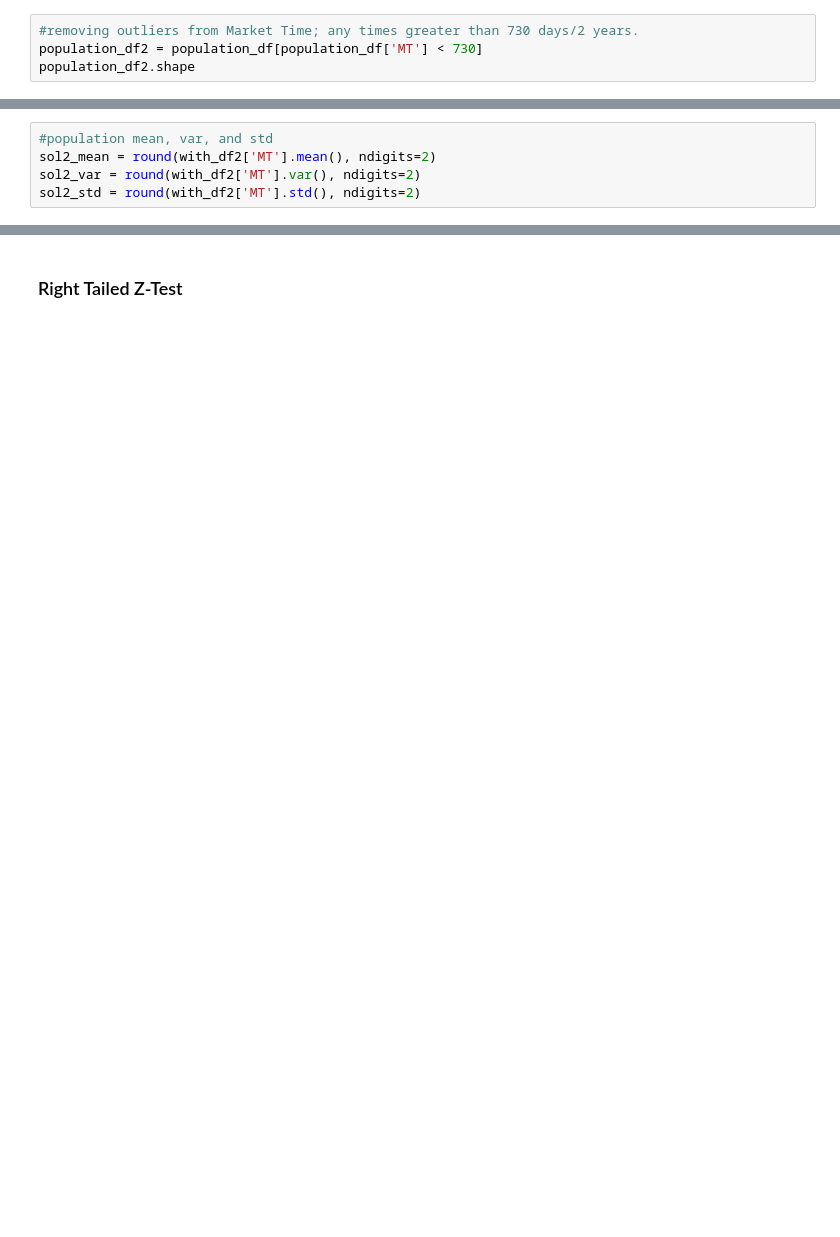
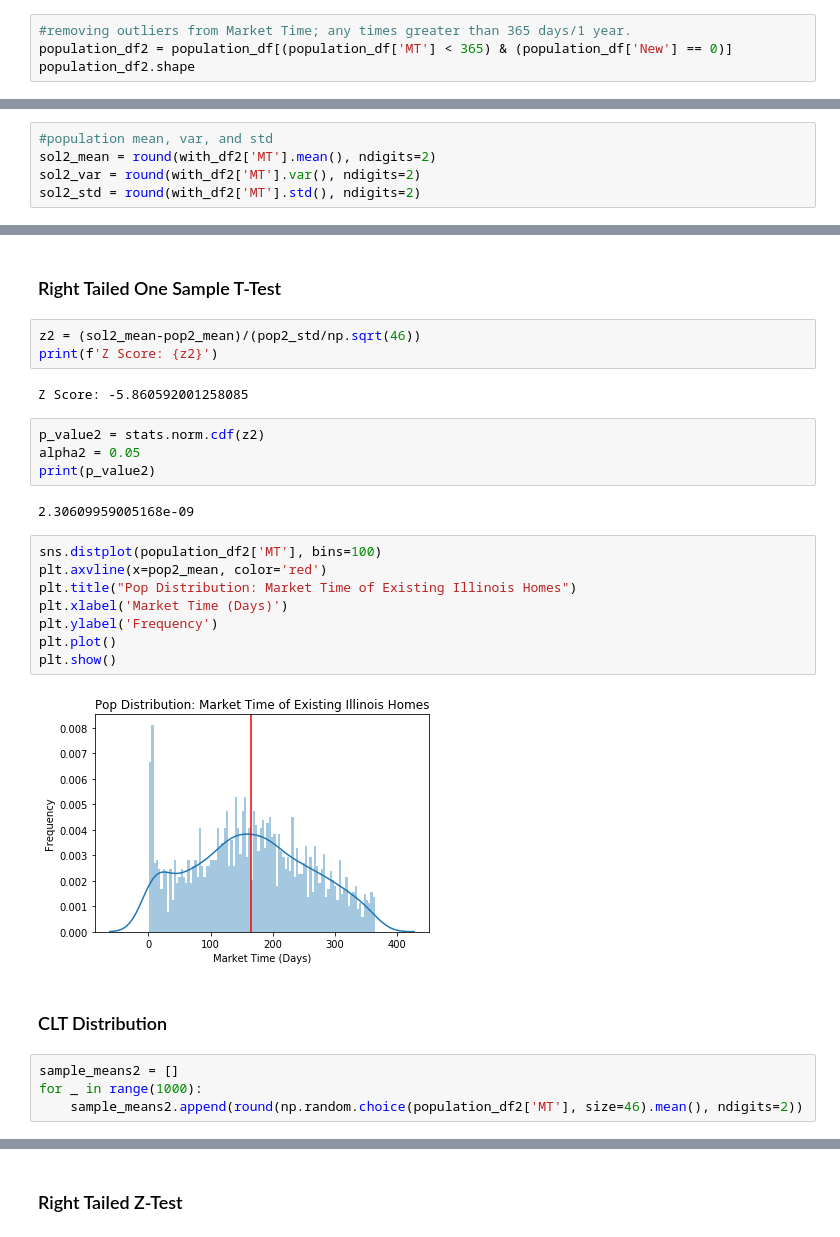
Before and after one commit to nqabell89/Solar-Panel-Impact-on-Illinois-Home-Value, a Jupyter notebook: Hypothesis_Testing.ipynb, the cells around one changed output, grey strips where cells are left out. Drawn from its saved outputs; the diff is of its cells as text; blank space fills up the shorter version.

Commit message:
updated test doc, cleanded repo - Abell

```diff
--- a/Hypothesis_Testing.ipynb
+++ b/Hypothesis_Testing.ipynb
@@ -141,7 +121,7 @@ The second test is to compare the average market time, in days, of homes with so
 $$\large H_0\text{:   }\bar{x} \geq \mu$$
 $$\large H_a\text{:   }\bar{x} < \mu$$
 # %%
-#removing outliers from Market Time; any times greater than 730 days/2 years.
-population_df2 = population_df[population_df['MT'] < 730]
+#removing outliers from Market Time; any times greater than 365 days/1 year.
+population_df2 = population_df[(population_df['MT'] < 365) & (population_df['New'] == 0)]
 population_df2.shape
 # %% [output]
@@ -180,0 +161,29 @@ Solar Standard Deviation: 93.95
+# %% [markdown]
+### Right Tailed One Sample T-Test
+# %%
+z2 = (sol2_mean-pop2_mean)/(pop2_std/np.sqrt(46))
+print(f'Z Score: {z2}')
+# %% [output]
+Z Score: -5.860592001258085
+# %%
+p_value2 = stats.norm.cdf(z2)
+alpha2 = 0.05
+print(p_value2)
+# %% [output]
+2.30609959005168e-09
+# %%
+sns.distplot(population_df2['MT'], bins=100)
+plt.axvline(x=pop2_mean, color='red')
+plt.title("Pop Distribution: Market Time of Existing Illinois Homes")
+plt.xlabel('Market Time (Days)')
+plt.ylabel('Frequency')
+plt.plot()
+plt.show()
+# %% [output]
+[figure, added]
+# %% [markdown]
+### CLT Distribution
+# %%
+sample_means2 = []
+for _ in range(1000):
+    sample_means2.append(round(np.random.choice(population_df2['MT'], size=46).mean(), ndigits=2))
```
Also changed, not shown: parts of 40 cells of this notebook, 7 other files.
